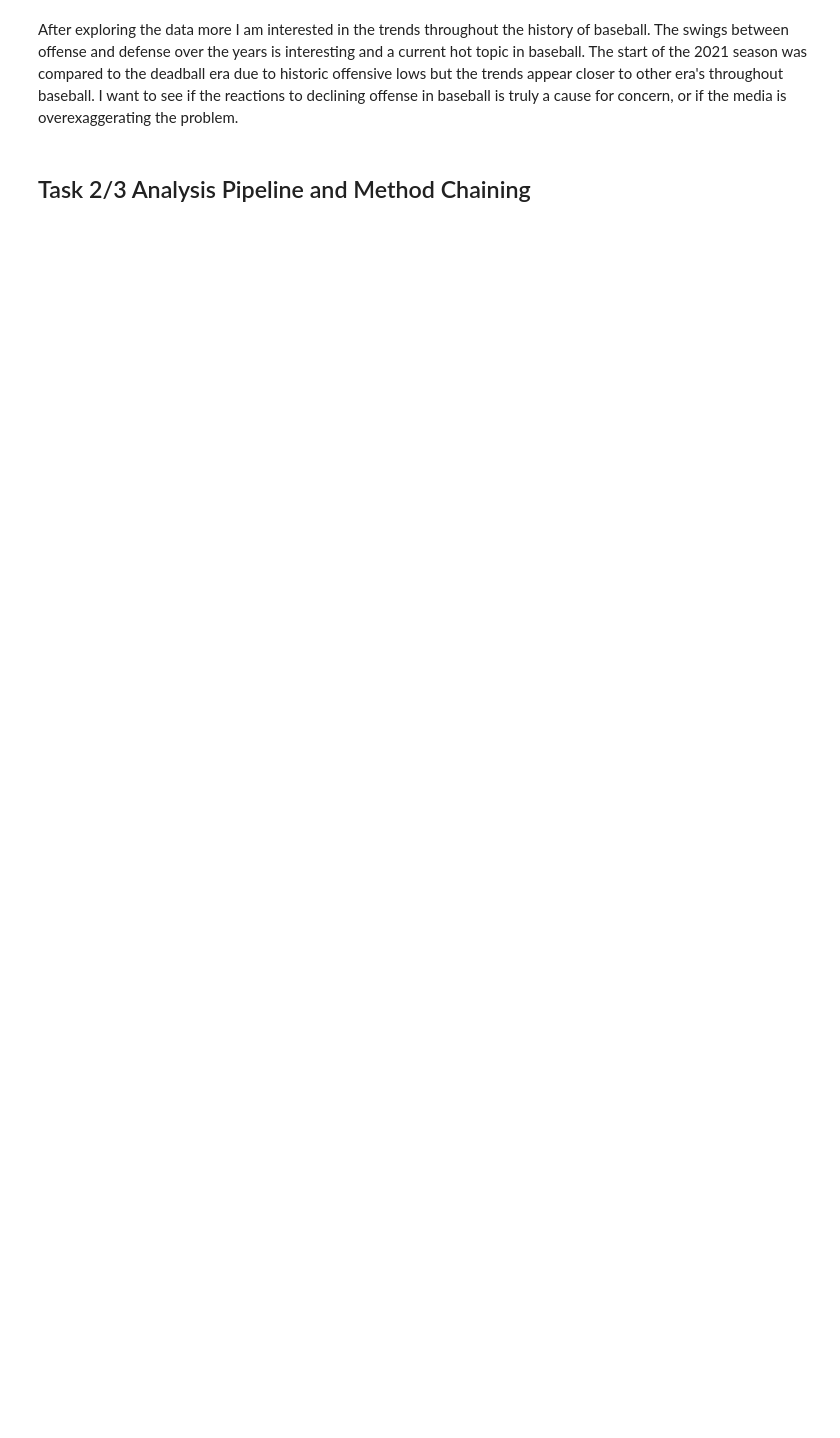
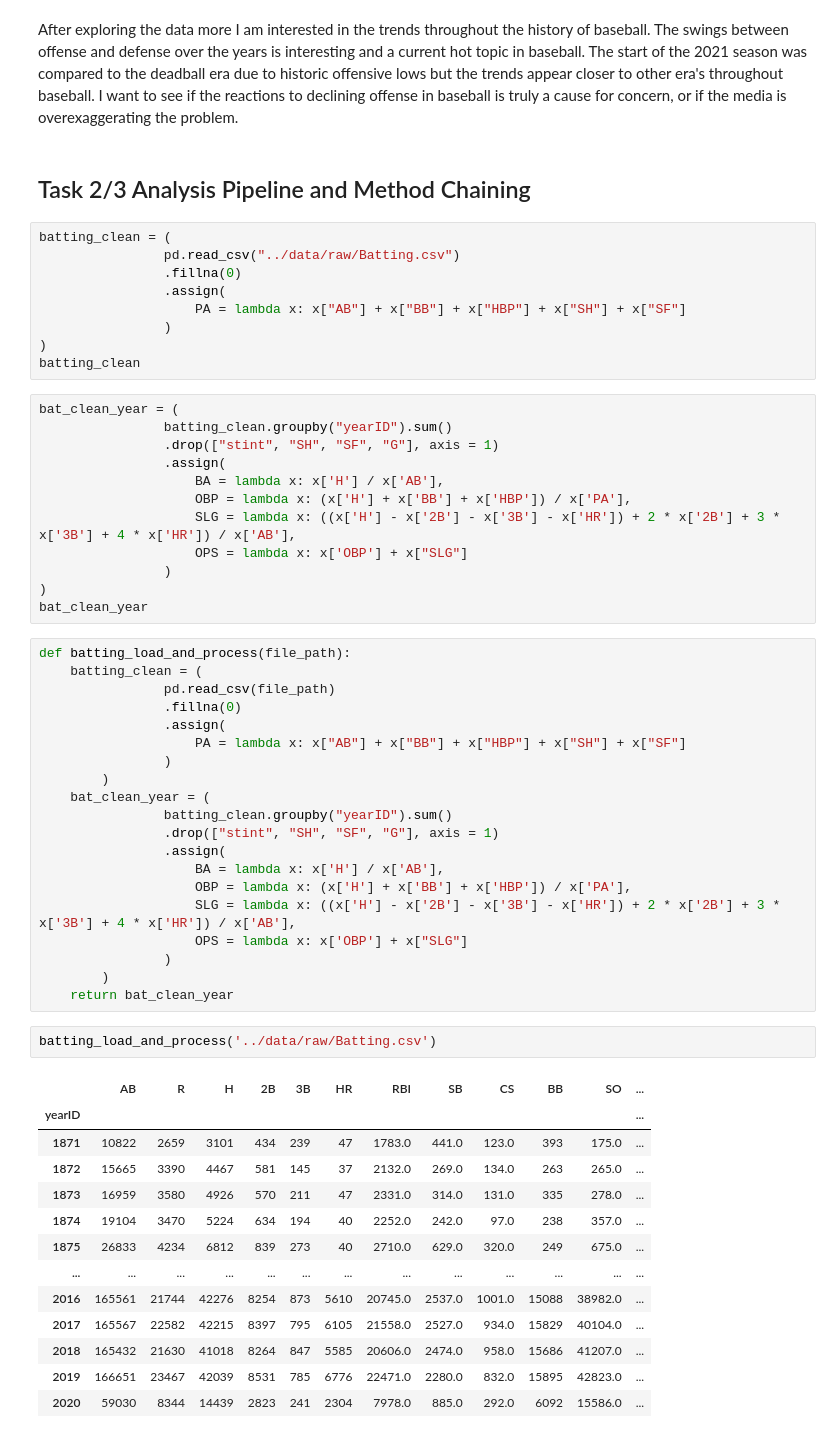
Before and after one commit to data301-2021-winter1/project-group37-project, a Jupyter notebook: notebooks/analysis1.ipynb, the cells around one changed output. Drawn from its saved outputs; the diff is of its cells as text; blank space fills up the shorter version.

```diff
--- a/notebooks/analysis1.ipynb
+++ b/notebooks/analysis1.ipynb
@@ -518,3 +171,60 @@ sns.scatterplot(data = pitch_year, x = pitch_year.index, y = "CG")
 After exploring the data more I am interested in the trends throughout the history of baseball. The swings between offense and defense over the years is interesting and a current hot topic in baseball. The start of the 2021 season was compared to the deadball era due to historic offensive lows but the trends appear closer to other era's throughout baseball. I want to see if the reactions to declining offense in baseball is truly a cause for concern, or if the media is overexaggerating the problem.
 # %% [markdown]
 ## Task 2/3 Analysis Pipeline and Method Chaining
+# %%
+batting_clean = (
+                pd.read_csv("../data/raw/Batting.csv")
+                .fillna(0)
+                .assign(
+                    PA = lambda x: x["AB"] + x["BB"] + x["HBP"] + x["SH"] + x["SF"]
+                )
+)
+batting_clean
+# %%
+bat_clean_year = (
+                batting_clean.groupby("yearID").sum()
+                .drop(["stint", "SH", "SF", "G"], axis = 1)
+                .assign(
+                    BA = lambda x: x['H'] / x['AB'],
+                    OBP = lambda x: (x['H'] + x['BB'] + x['HBP']) / x['PA'],
+                    SLG = lambda x: ((x['H'] - x['2B'] - x['3B'] - x['HR']) + 2 * x['2B'] + 3 * x['3B'] + 4 * x['HR']) / x['AB'],
+                    OPS = lambda x: x['OBP'] + x["SLG"]
+                )
+)
+bat_clean_year
+# %%
+def batting_load_and_process(file_path):
+    batting_clean = (
+                pd.read_csv(file_path)
+                .fillna(0)
+                .assign(
+                    PA = lambda x: x["AB"] + x["BB"] + x["HBP"] + x["SH"] + x["SF"]
+                )
+        )
+    bat_clean_year = (
+                batting_clean.groupby("yearID").sum()
+                .drop(["stint", "SH", "SF", "G"], axis = 1)
+                .assign(
+                    BA = lambda x: x['H'] / x['AB'],
+                    OBP = lambda x: (x['H'] + x['BB'] + x['HBP']) / x['PA'],
+                    SLG = lambda x: ((x['H'] - x['2B'] - x['3B'] - x['HR']) + 2 * x['2B'] + 3 * x['3B'] + 4 * x['HR']) / x['AB'],
+                    OPS = lambda x: x['OBP'] + x["SLG"]
+                )
+        )
+    return bat_clean_year
+# %%
+batting_load_and_process('../data/raw/Batting.csv')
+# %% [output]
+|  | AB | R | H | 2B | 3B | HR | RBI | SB | CS | BB | SO | ... |
+| yearID |  |  |  |  |  |  |  |  |  |  |  | ... |
+| 1871 | 10822 | 2659 | 3101 | 434 | 239 | 47 | 1783.0 | 441.0 | 123.0 | 393 | 175.0 | ... |
+| 1872 | 15665 | 3390 | 4467 | 581 | 145 | 37 | 2132.0 | 269.0 | 134.0 | 263 | 265.0 | ... |
+| 1873 | 16959 | 3580 | 4926 | 570 | 211 | 47 | 2331.0 | 314.0 | 131.0 | 335 | 278.0 | ... |
+| 1874 | 19104 | 3470 | 5224 | 634 | 194 | 40 | 2252.0 | 242.0 | 97.0 | 238 | 357.0 | ... |
+| 1875 | 26833 | 4234 | 6812 | 839 | 273 | 40 | 2710.0 | 629.0 | 320.0 | 249 | 675.0 | ... |
+| ... | ... | ... | ... | ... | ... | ... | ... | ... | ... | ... | ... | ... |
+| 2016 | 165561 | 21744 | 42276 | 8254 | 873 | 5610 | 20745.0 | 2537.0 | 1001.0 | 15088 | 38982.0 | ... |
+| 2017 | 165567 | 22582 | 42215 | 8397 | 795 | 6105 | 21558.0 | 2527.0 | 934.0 | 15829 | 40104.0 | ... |
+| 2018 | 165432 | 21630 | 41018 | 8264 | 847 | 5585 | 20606.0 | 2474.0 | 958.0 | 15686 | 41207.0 | ... |
+| 2019 | 166651 | 23467 | 42039 | 8531 | 785 | 6776 | 22471.0 | 2280.0 | 832.0 | 15895 | 42823.0 | ... |
+| 2020 | 59030 | 8344 | 14439 | 2823 | 241 | 2304 | 7978.0 | 885.0 | 292.0 | 6092 | 15586.0 | ... |
```
Also changed, not shown: parts of 54 cells of this notebook, 1 other file.
